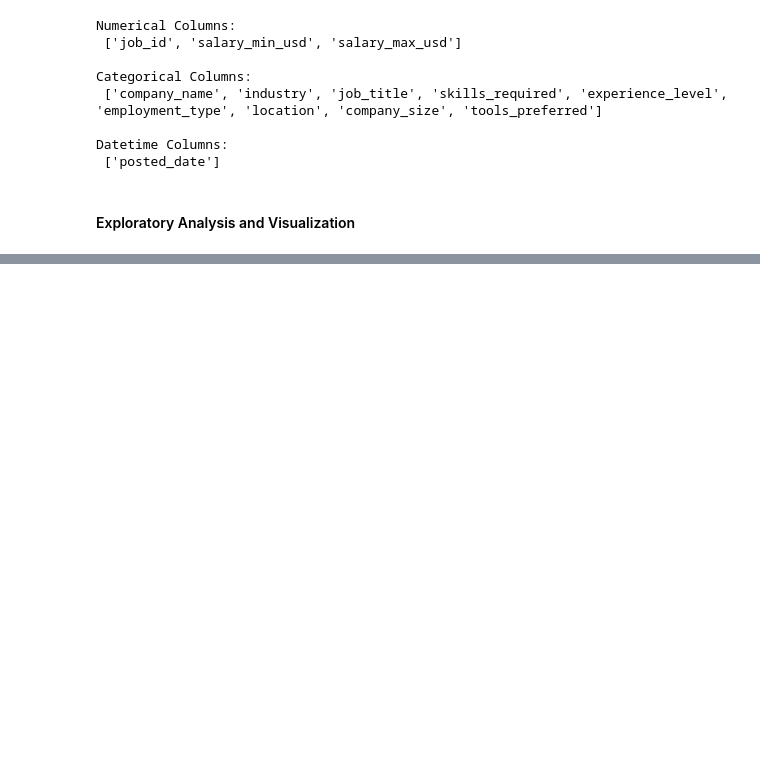
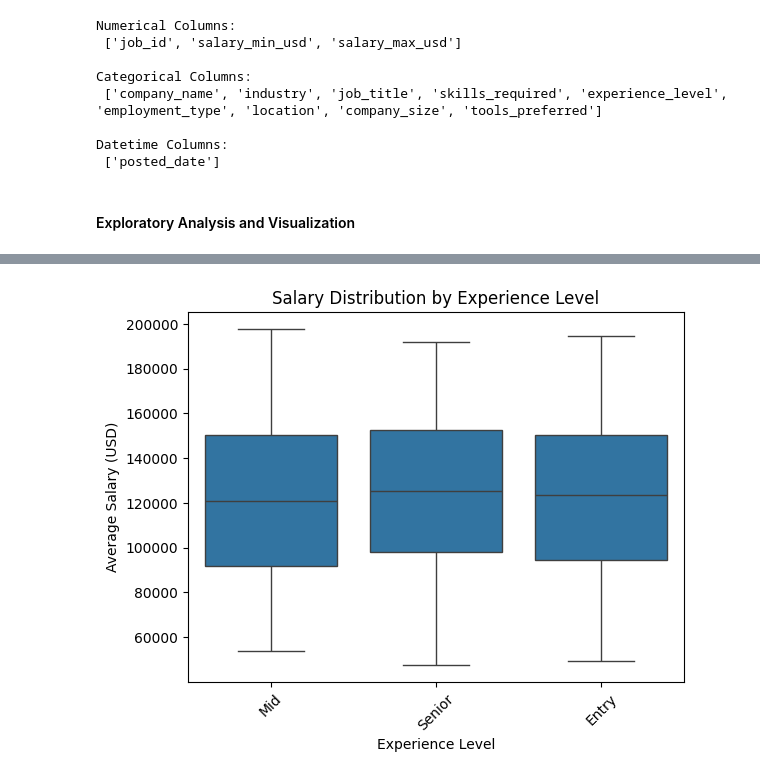
Before and after one commit to obaidhsn/AI620-Assignment1-25280049, a Jupyter notebook: transformation_pipeline.ipynb, the cells around one changed output, grey strips where cells are left out. Saved outputs shown, nothing was run; the diff lists cells and outputs as text; code cells hidden in the pictures; blank space fills up the shorter version.

```diff
--- a/transformation_pipeline.ipynb
+++ b/transformation_pipeline.ipynb
@@ -128,0 +166,12 @@ kaggle_ai_job_market_df.to_csv(f"{TRANFORMED_DATA_PATH}/cleaned_kaggle_ai_job_da
+# %%
+# Average Salary vs Experience
+avg_df = kaggle_ai_job_market_df.copy()
+avg_df['average_salary'] = (avg_df['salary_min_usd'] + avg_df['salary_max_usd']) / 2
+sns.boxplot(data=avg_df, x='experience_level', y='average_salary')
+plt.title("Salary Distribution by Experience Level")
+plt.xlabel("Experience Level")
+plt.ylabel("Average Salary (USD)")
+plt.xticks(rotation=45)
+plt.show()
+# %% [output]
+[figure, added]
```
Also changed, not shown: parts of 31 cells of this notebook, 2 other files.
